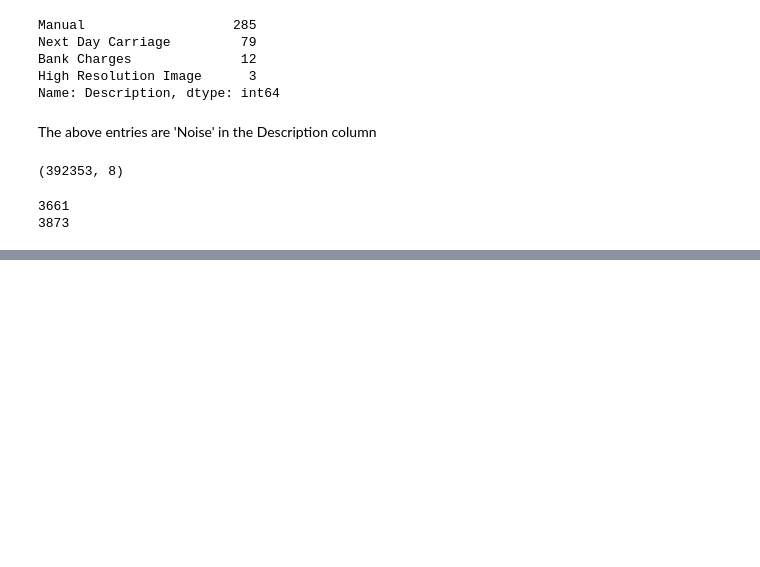
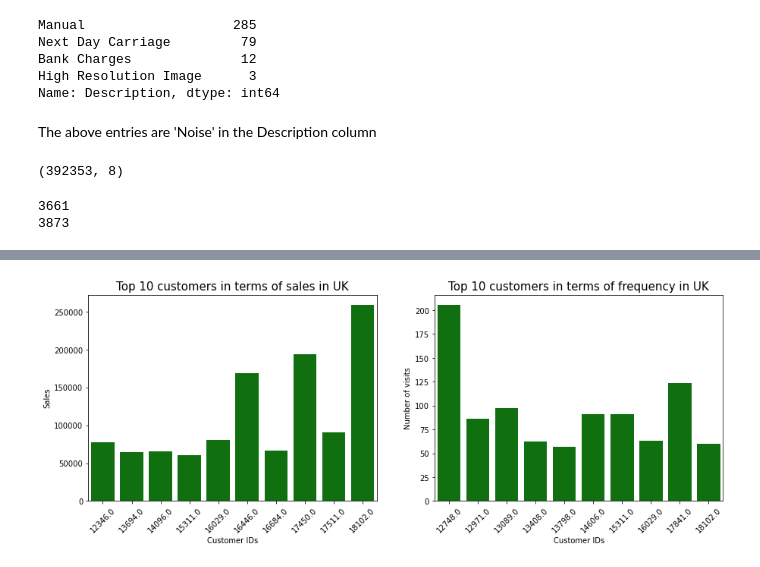
Before and after one commit to jjaskirat-ssingh/Customer-Segmentation, a Jupyter notebook: Customer Segmentation.ipynb, the cells around one changed output, grey strips where cells are left out. Drawn from its saved outputs; the diff is of its cells as text; code cells hidden in the pictures; blank space fills up the shorter version.

```diff
--- a/Customer Segmentation.ipynb
+++ b/Customer Segmentation.ipynb
@@ -348,0 +393,24 @@ print(df.Description.nunique())
+# %%
+plt.figure(figsize=(15,5))
+
+plt.subplot(1,2,1)
+sns.barplot(y = df[df['Country']=='United Kingdom'].groupby('CustomerID')['Amount'].sum().sort_values(ascending=False).head(10).values,
+            x = df[df['Country']=='United Kingdom'].groupby('CustomerID')['Amount'].sum().sort_values(ascending=False).head(10).index,
+            color='green')
+plt.ylabel('Sales')
+plt.xlabel('Customer IDs')
+plt.xticks(rotation=45)
+plt.title('Top 10 customers in terms of sales in UK',size=15)
+
+plt.subplot(1,2,2)
+sns.barplot(y = df[df['Country']=='United Kingdom'].groupby('CustomerID')['InvoiceNo'].nunique().sort_values(ascending=False).head(10).values,
+            x = df[df['Country']=='United Kingdom'].groupby('CustomerID')['InvoiceNo'].nunique().sort_values(ascending=False).head(10).index,
+            color='green')
+plt.ylabel('Number of visits')
+plt.xlabel('Customer IDs')
+plt.xticks(rotation=45)
+plt.title('Top 10 customers in terms of frequency in UK',size=15)
+
+plt.show()
+# %% [output]
+[figure, added]
```
Also changed, not shown: parts of 26 cells of this notebook.
